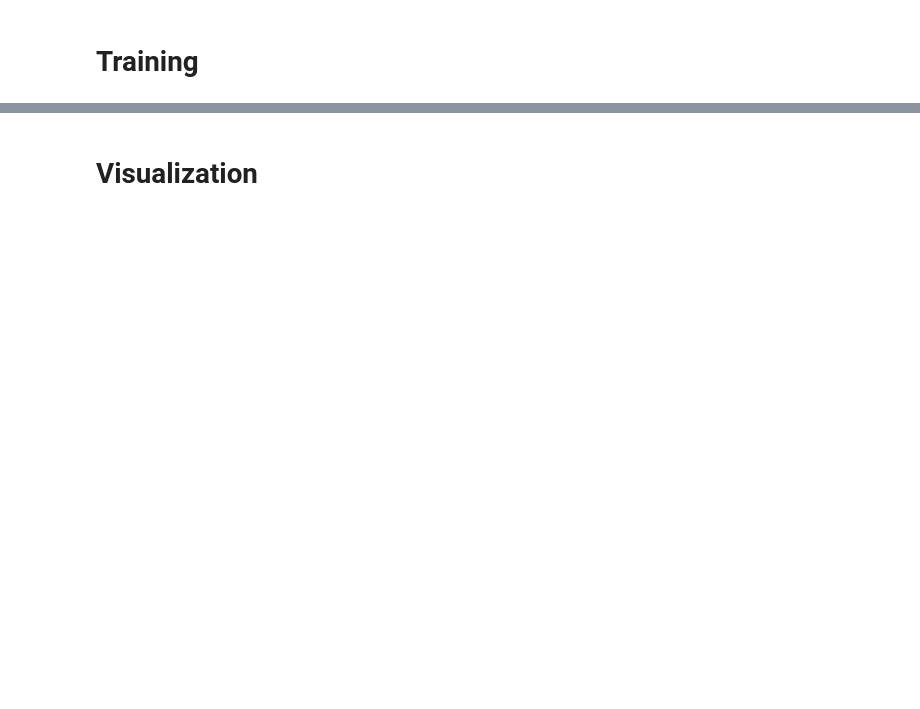
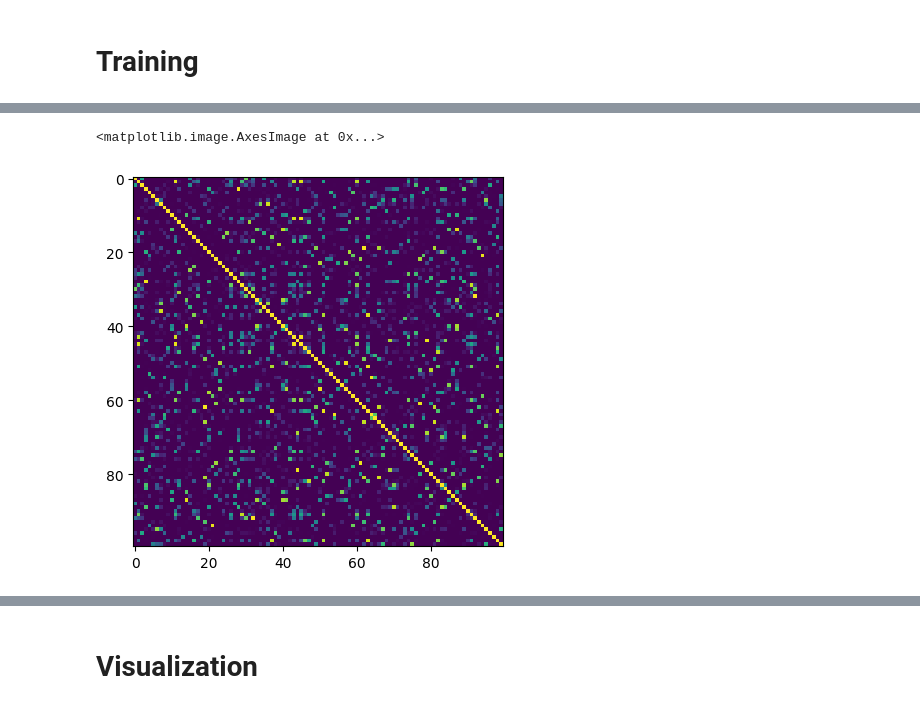
Before and after one commit to neu-spiral/Neural-Point-Processes, a Jupyter notebook: NPP.ipynb, the cells around one changed output, grey strips where cells are left out. Saved outputs shown, nothing was run; the diff lists cells and outputs as text; code cells hidden in the pictures; blank space fills up the shorter version.

```diff
--- a/NPP.ipynb
+++ b/NPP.ipynb
@@ -291,0 +388,5 @@ for sigma in sigmas:
+# %%
+plt.imshow(Cov11.cpu())
+# %% [output]
+<matplotlib.image.AxesImage at 0x...>
+[figure, added]
```
Also changed, not shown: parts of 13 cells of this notebook, 16 other files.
